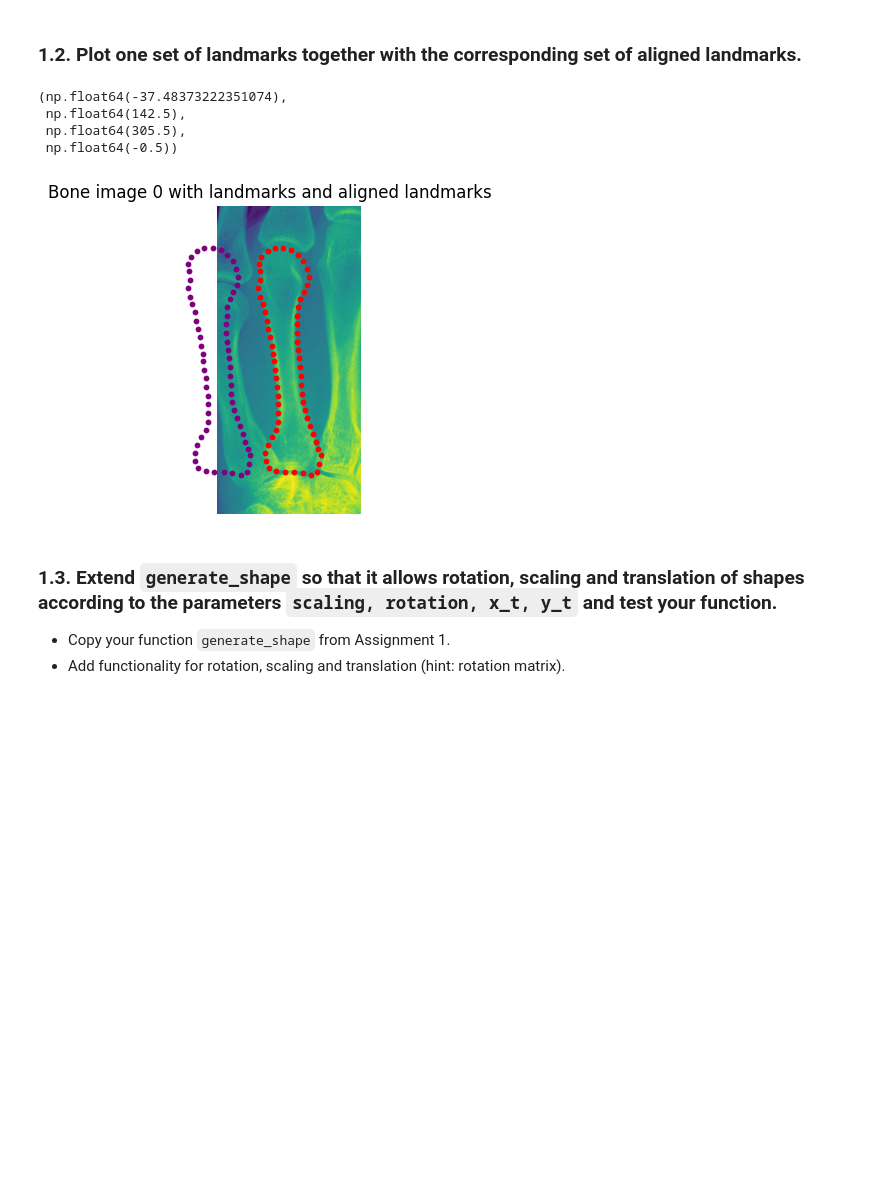
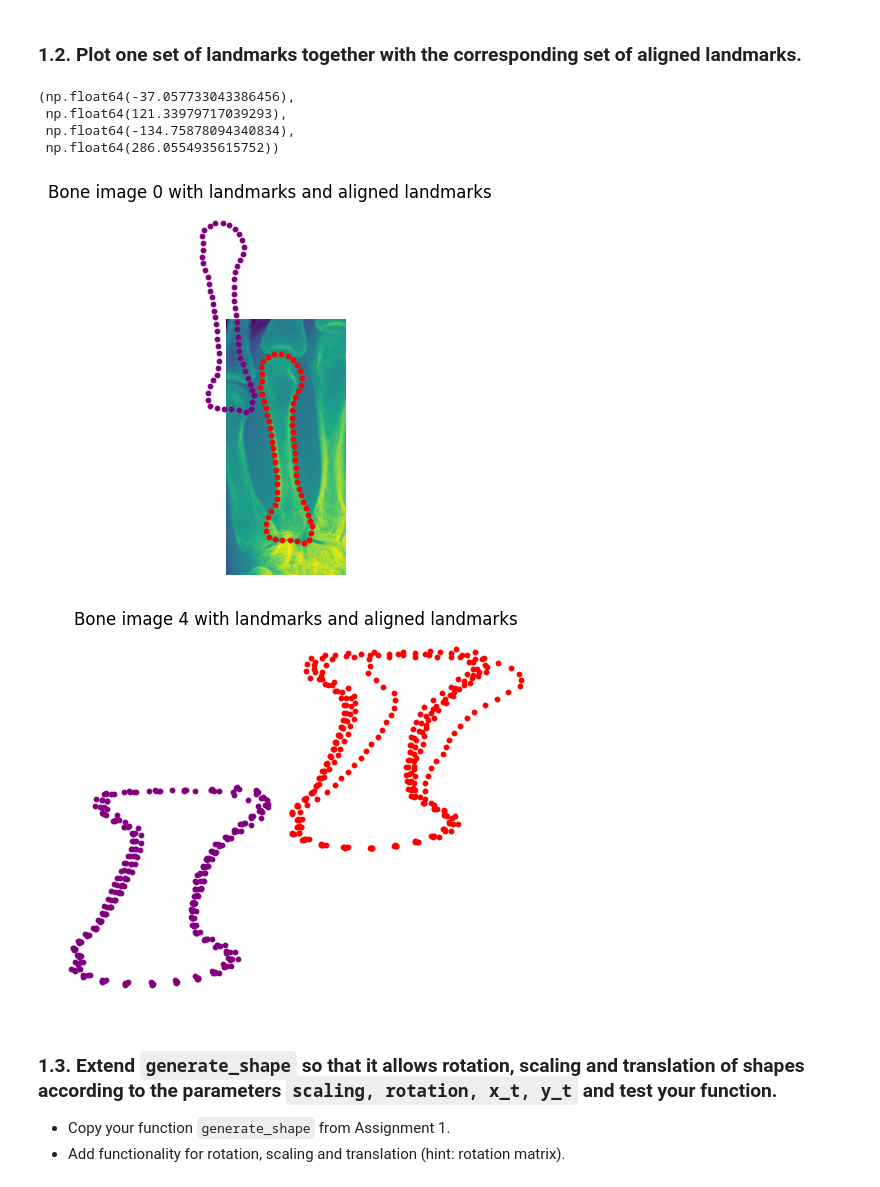
Before and after one commit to nikoczernin/MedicalAnalysis2, a Jupyter notebook: notebook.ipynb, the cells around one changed output. Drawn from its saved outputs; the diff is of its cells as text; code cells hidden in the pictures; blank space fills up the shorter version.

Commit message:
fixed task 1, now saves plots

```diff
--- a/notebook.ipynb
+++ b/notebook.ipynb
@@ -71,24 +72,39 @@ for i in range(5):
 # %%
 # TODO: Plot one set of landmarks together with the corresponding set of aligned landmarks
 i=0
 image = images[i]
 landmarks_i = landmarks[i]
 aligned_i = aligned[i,:,:]
 
-plt.figure(figsize=(4,4))
+plt.figure()#figsize=(4,4))
 # plot the bone image
 plt.imshow(image)
 # plot the landmarks
 plt.scatter(landmarks_i[0,:], landmarks_i[1,:], c="red", s=10)
-plt.scatter(aligned_i[0,:], landmarks_i[1,:], c="purple", s=10)
+plt.scatter(aligned_i[0,:], aligned_i[1,:], c="purple", s=10)
 plt.title(f"Bone image {i} with landmarks and aligned landmarks")
 plt.axis('off') # dont show axes they dont help
+
+
+
+# TODO: Plot one set of landmarks together with the corresponding set of aligned landmarks
+plt.figure()#figsize=(4,4))
+for i in range(5):
+    landmarks_i = landmarks[i]
+    aligned_i = aligned[i,:,:]
+    # plot the landmarks
+    plt.scatter(landmarks_i[0,:], landmarks_i[1,:], c="red", s=10)
+    # plot the aligned landmarks
+    plt.scatter(aligned_i[0,:], aligned_i[1,:], c="purple", s=10)
+plt.title(f"Bone image {i} with landmarks and aligned landmarks")
+plt.axis('off') # dont show axes they dont help
 # %% [output]
-(np.float64(-37.48373222351074),
- np.float64(142.5),
- np.float64(305.5),
- np.float64(-0.5))
+(np.float64(-37.057733043386456),
+ np.float64(121.33979717039293),
+ np.float64(-134.75878094340834),
+ np.float64(286.0554935615752))
-[figure, old version]
+[figure, new version]
+[figure, added]
 # %% [markdown]
 ### 1.3. Extend `generate_shape` so that it allows rotation, scaling and translation of shapes according to the parameters `scaling, rotation, x_t, y_t` and test your function.
 
```
Also changed, not shown: parts of 1 cell of this notebook, 8 other files.
